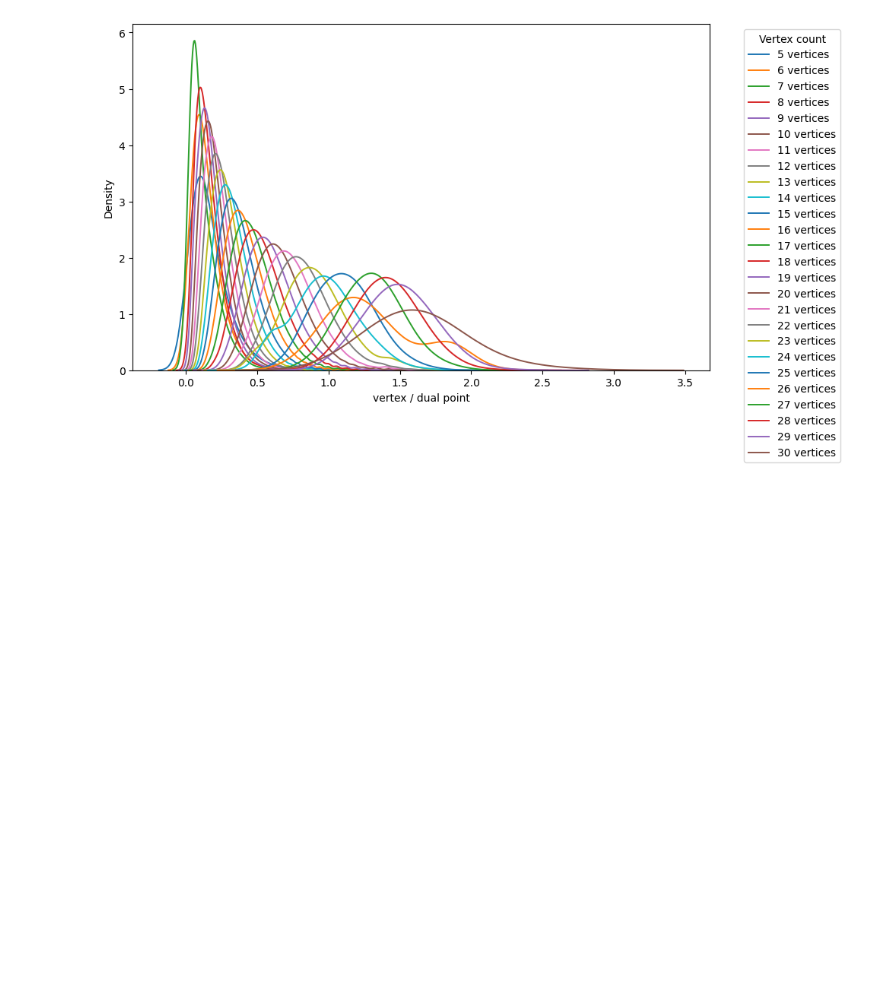
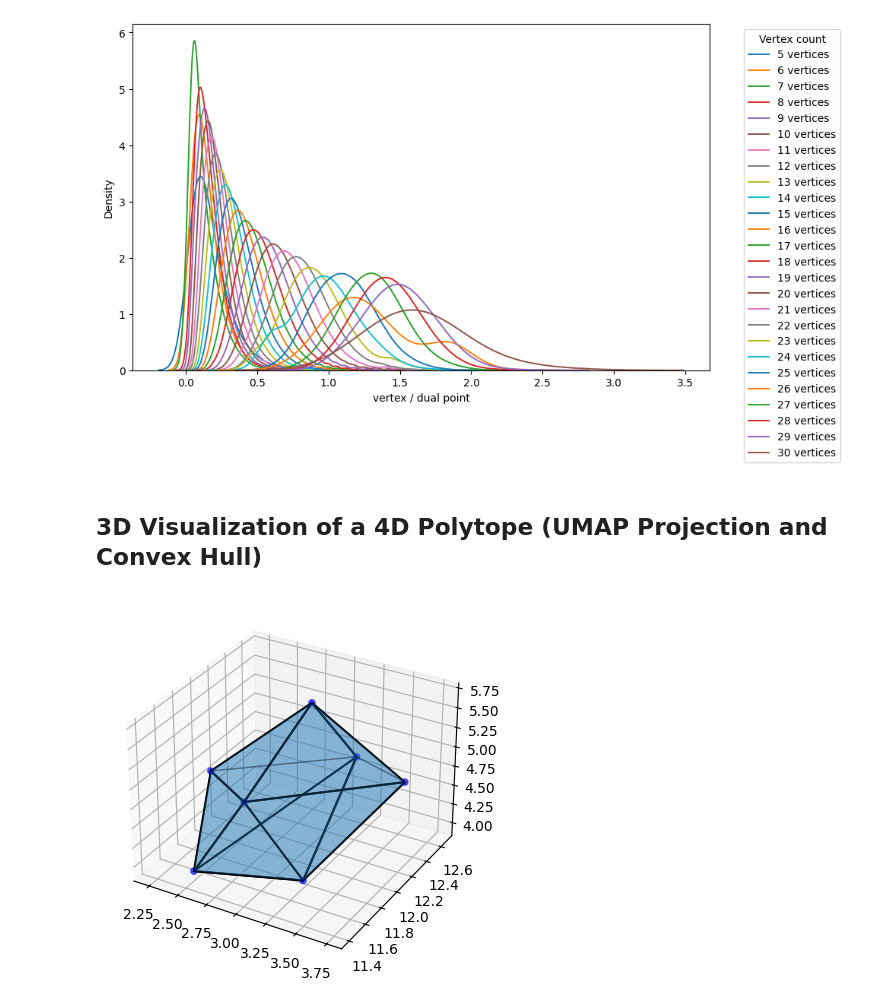
Before and after one commit to Sultanow/polytopes, a Jupyter notebook: python/notebooks/Polytopes-4D-CntPerVertnum.ipynb, the cells around one changed output. Drawn from its saved outputs; the diff is of its cells as text; code cells hidden in the pictures; blank space fills up the shorter version.

```diff
--- a/python/notebooks/Polytopes-4D-CntPerVertnum.ipynb
+++ b/python/notebooks/Polytopes-4D-CntPerVertnum.ipynb
@@ -190,6 +190,7 @@ rows = len(symmetry_data)
 for start in range(0, rows, BATCH_SIZE):
     end = min(start + BATCH_SIZE, rows)
     batch = symmetry_data.select(range(start, end)).to_pandas()
+    batch["dataset_index"] = range(start, end)
 
     for vc, sub in batch.groupby("vertex_count"):
         remaining = MAX_PER_VERTEX - len(samples[vc])
@@ -335,3 +336,54 @@ plt.savefig("poly4d-vertex-dualpoint-ratio-by-vertexcount.png", dpi=300, bbox_in
 plt.show()
 # %% [output]
 [figure]
+# %% [markdown]
+## 3D Visualization of a 4D Polytope (UMAP Projection and Convex Hull)
+# %%
+sampled_data["is_outlier"] = sampled_data.groupby("vertex_count")[
+    "vertex_to_point_ratio"
+].transform(
+    lambda x: x > x.quantile(0.99)
+)
+
+threshold = sampled_data["vertex_to_point_ratio"].quantile(0.995)
+sampled_data["is_outlier"] = sampled_data["vertex_to_point_ratio"] > threshold
+
+outliers = sampled_data[sampled_data["is_outlier"]]
+first_outlier = outliers.iloc[0]
+
+# Load Vertices
+idx = int(first_outlier["dataset_index"])
+
+full_data = load_dataset(
+    "calabi-yau-data/polytopes-4d",
+    split="full",
+    cache_dir="/home/jovyan/.cache/huggingface"
+)
+
+poly = full_data[idx]
+vertices_4d = np.vstack(poly["vertices"])
+
+# --- Dimensionality reduction: 4D -> 3D ---
+# Alternative: PCA
+# pca = PCA(n_components=3)
+# vertices_3d = pca.fit_transform(vertices_4d)
+umap = UMAP(n_components=3, random_state=42)
+vertices_3d = umap.fit_transform(vertices_4d)
+
+# --- Convex hull in embedded 3D space ---
+hull = ConvexHull(vertices_3d)
+
+fig = plt.figure()
+ax = fig.add_subplot(111, projection='3d')
+ax.scatter(vertices_3d[:, 0], vertices_3d[:, 1], vertices_3d[:, 2], color='blue', alpha=0.6)
+
+for simplex in hull.simplices:
+    points = vertices_3d[simplex]
+    ax.plot(points[:, 0], points[:, 1], points[:, 2], 'k-')
+
+faces = Poly3DCollection(vertices_3d[hull.simplices], alpha=0.3, edgecolor='k')
+ax.add_collection3d(faces)
+
+plt.show()
+# %% [output]
+[figure, added]
```
Also changed, not shown: parts of 1 cell of this notebook.
